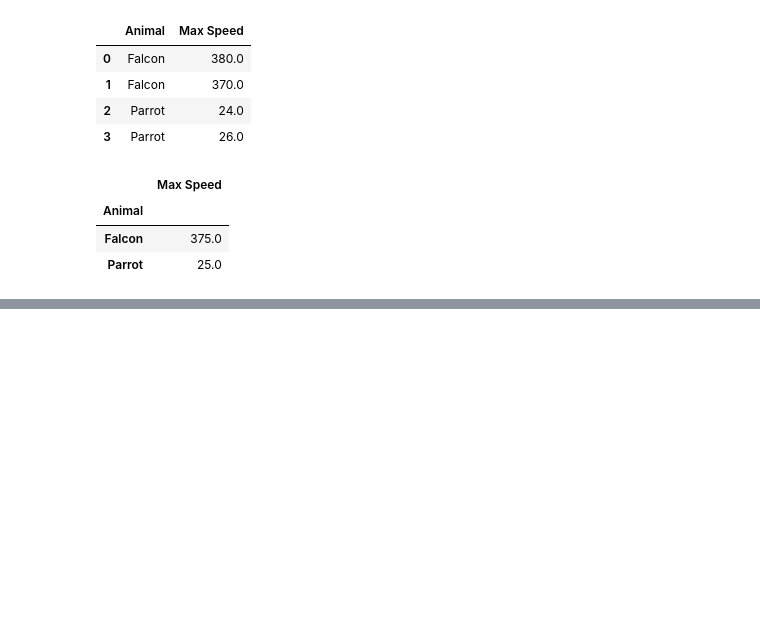
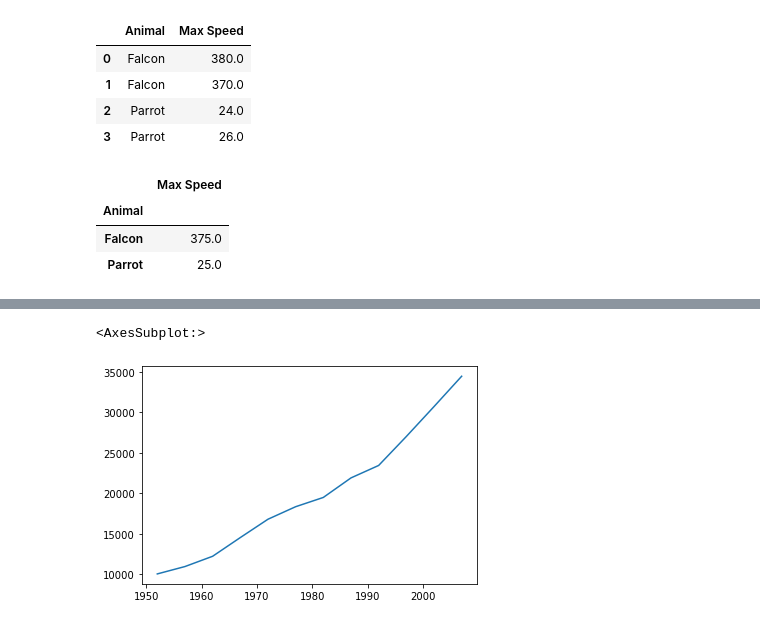
Before and after one commit to FranciscoSNR/2021-8-19-pml-Francisco-Nieto, a Jupyter notebook: 2021-analisis-de-datos.ipynb, the cells around one changed output, grey strips where cells are left out. Drawn from its saved outputs; the diff is of its cells as text; code cells hidden in the pictures; blank space fills up the shorter version.

```diff
--- a/2021-analisis-de-datos.ipynb
+++ b/2021-analisis-de-datos.ipynb
@@ -198,0 +209,21 @@ import matplotlib.pyplot as plt
+# %%
+import pandas as pd
+
+data = pd.read_csv('data/gapminder_gdp_oceania.csv', index_col='country')
+
+# Extract year from last 4 characters of each column name
+# The current column names are structured as 'gdpPercap_(year)',
+# so we want to keep the (year) part only for clarity when plotting GDP vs. years
+# To do this we use strip(), which removes from the string the characters stated in the argument
+# This method works on strings, so we call str before strip()
+
+years = data.columns.str.strip('gdpPercap_')
+
+# Convert year values to integers, saving results back to dataframe
+
+data.columns = years.astype(int)
+
+data.loc['Australia'].plot()
+# %% [output]
+<AxesSubplot:>
+[figure, added]
```
Also changed, not shown: parts of 13 cells of this notebook, 2 other files.
